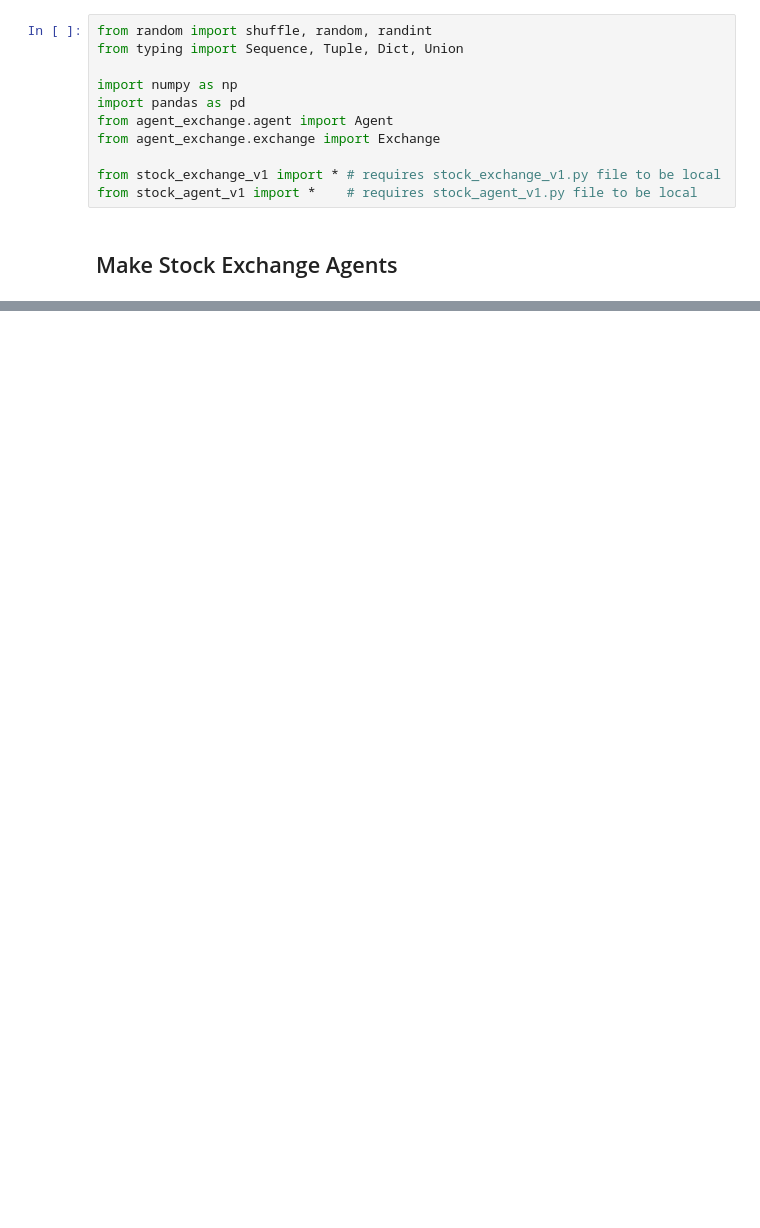
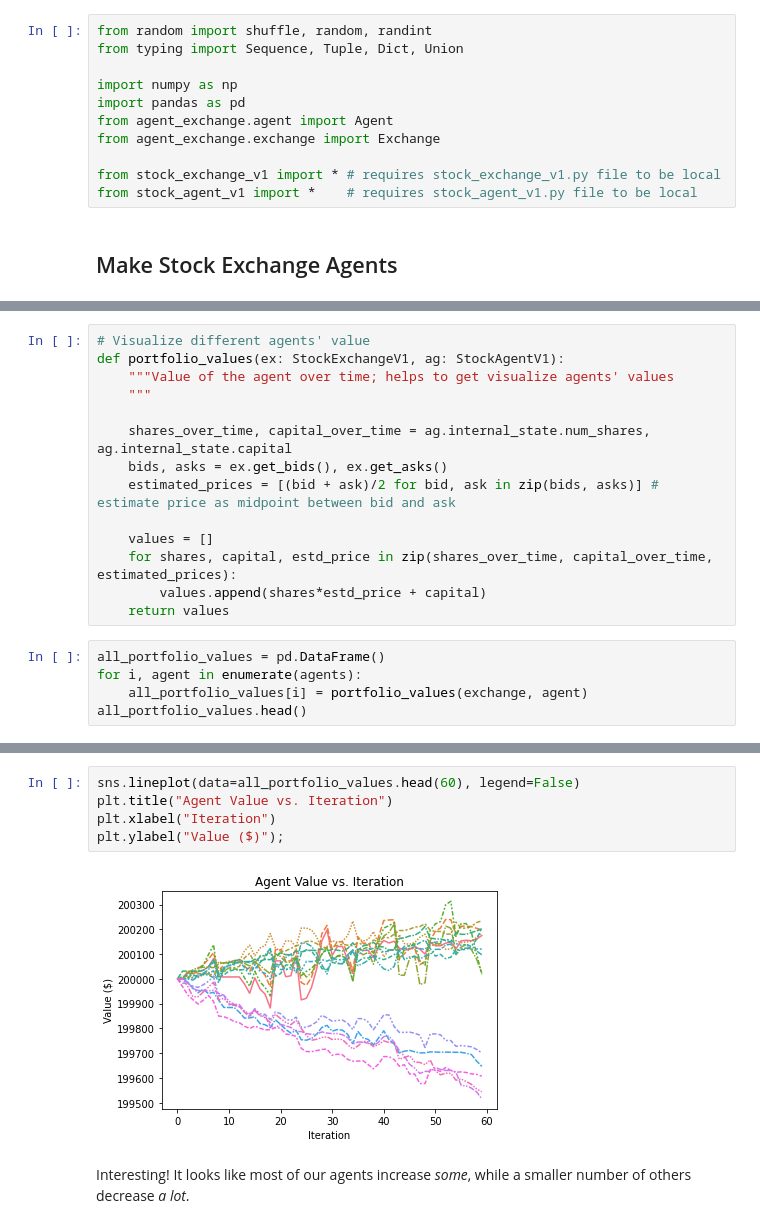
Before and after one commit to maxholloway/agent-exchange, a Jupyter notebook: examples/stock_exchange_v1/stock_exchange_v1.ipynb, the cells around one changed output, grey strips where cells are left out. Cells and saved outputs as stored; diff of their text form; blank space fills up the shorter version.

```diff
--- a/examples/stock_exchange_v1/stock_exchange_v1.ipynb
+++ b/examples/stock_exchange_v1/stock_exchange_v1.ipynb
@@ -101,0 +124,19 @@ agents[-1]
+# %%
+# Visualize different agents' value
+def portfolio_values(ex: StockExchangeV1, ag: StockAgentV1):
+    """Value of the agent over time; helps to get visualize agents' values
+    """
+
+    shares_over_time, capital_over_time = ag.internal_state.num_shares, ag.internal_state.capital
+    bids, asks = ex.get_bids(), ex.get_asks()
+    estimated_prices = [(bid + ask)/2 for bid, ask in zip(bids, asks)] # estimate price as midpoint between bid and ask
+
+    values = []
+    for shares, capital, estd_price in zip(shares_over_time, capital_over_time, estimated_prices):
+        values.append(shares*estd_price + capital)
+    return values
+# %%
+all_portfolio_values = pd.DataFrame()
+for i, agent in enumerate(agents):
+    all_portfolio_values[i] = portfolio_values(exchange, agent)
+all_portfolio_values.head()
@@ -101,0 +150,9 @@ agents[-1]
+# %%
+sns.lineplot(data=all_portfolio_values.head(60), legend=False)
+plt.title("Agent Value vs. Iteration")
+plt.xlabel("Iteration")
+plt.ylabel("Value ($)");
+# %% [output]
+[figure, added]
+# %% [markdown]
+Interesting! It looks like most of our agents increase *some*, while a smaller number of others decrease *a lot*.
```
Also changed, not shown: parts of 12 cells of this notebook, 1 other file.
